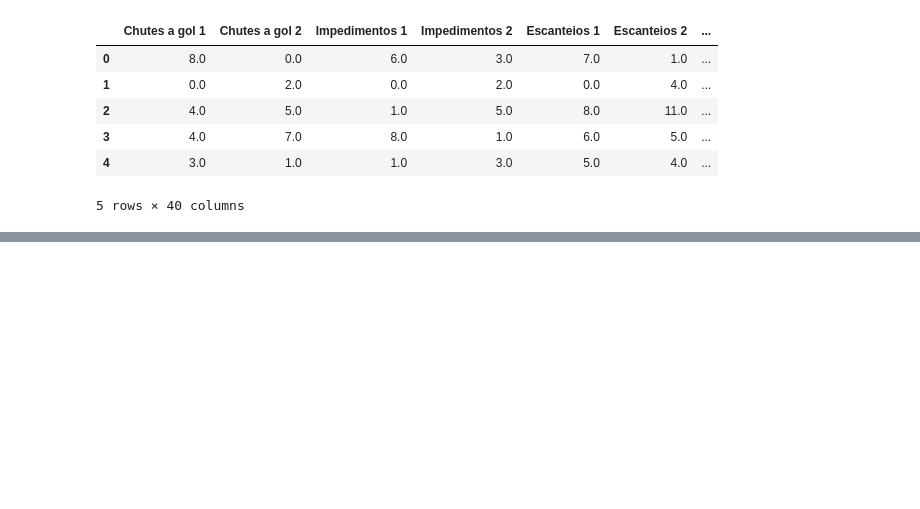
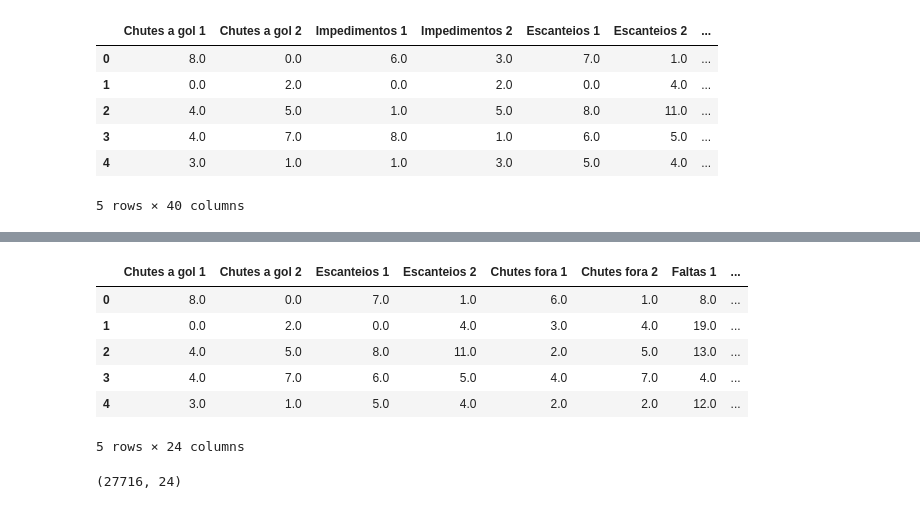
Before and after one commit to UFRJ-Analytica/PS-2025.1, a Jupyter notebook: analise_exploratorio.ipynb, the cells around one changed output, grey strips where cells are left out. Cells and saved outputs as stored; diff of their text form; code cells hidden in the pictures; blank space fills up the shorter version.

```diff
--- a/analise_exploratorio.ipynb
+++ b/analise_exploratorio.ipynb
@@ -14,0 +145,31 @@ campeonatos.head()
+# %%
+colunas_para_dropar = [
+    'Laterais 1', 'Laterais 2',
+    'Tiros-livres 1', 'Tiros-livres 2',
+    'Tiro de meta 1', 'Tiro de meta 2',
+    'Substituições 1', 'Substituições 2',
+    'Cruzamentos 1', 'Cruzamentos 2',
+    'Tratamentos 1', 'Tratamentos 2',
+    'Chutes bloqueados 1', 'Chutes bloqueados 2',
+    'Impedimentos 1', 'Impedimentos 2'
+]
+
+# Confirma quais colunas realmente existem no DataFrame
+colunas_existentes = [col for col in colunas_para_dropar if col in df.columns]
+
+# Agora sim remove só as que existem
+df = df.drop(columns=colunas_existentes)
+
+df.head()
+# %% [output]
+|  | Chutes a gol 1 | Chutes a gol 2 | Escanteios 1 | Escanteios 2 | Chutes fora 1 | Chutes fora 2 | Faltas 1 | ... |
+| 0 | 8.0 | 0.0 | 7.0 | 1.0 | 6.0 | 1.0 | 8.0 | ... |
+| 1 | 0.0 | 2.0 | 0.0 | 4.0 | 3.0 | 4.0 | 19.0 | ... |
+| 2 | 4.0 | 5.0 | 8.0 | 11.0 | 2.0 | 5.0 | 13.0 | ... |
+| 3 | 4.0 | 7.0 | 6.0 | 5.0 | 4.0 | 7.0 | 4.0 | ... |
+| 4 | 3.0 | 1.0 | 5.0 | 4.0 | 2.0 | 2.0 | 12.0 | ... |
+5 rows × 24 columns
+# %%
+df.shape
+# %% [output]
+(27716, 24)
```
Also changed, not shown: parts of 10 cells of this notebook.
